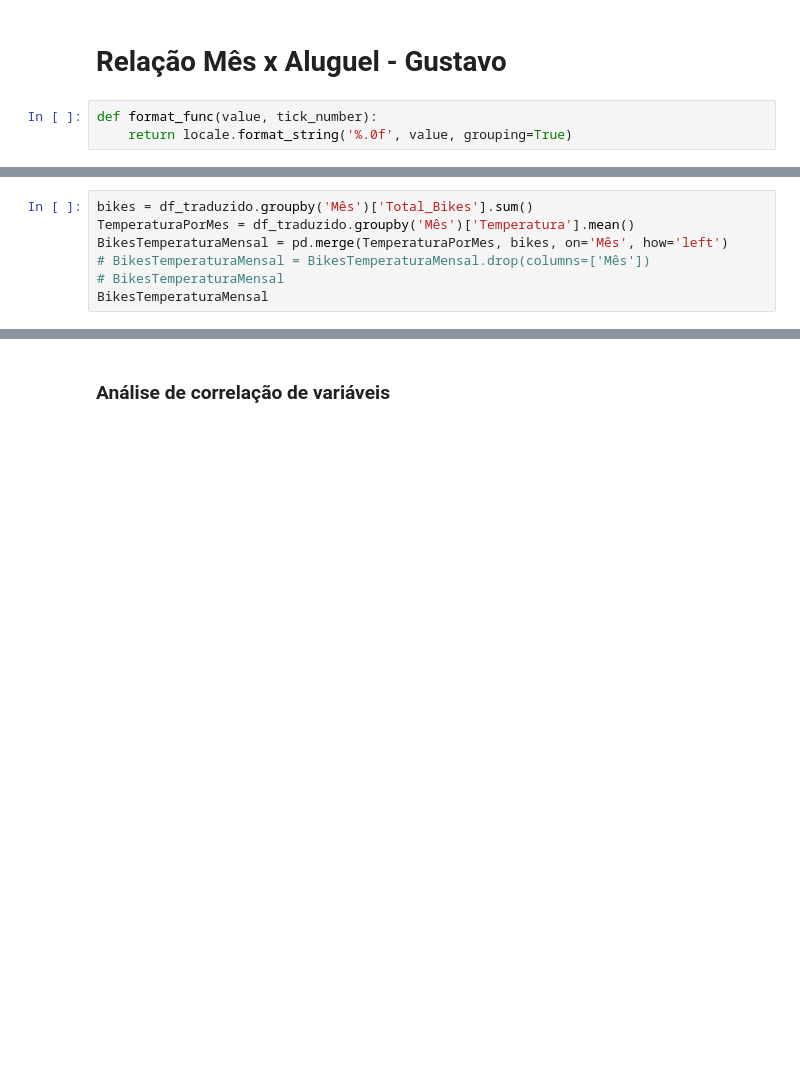
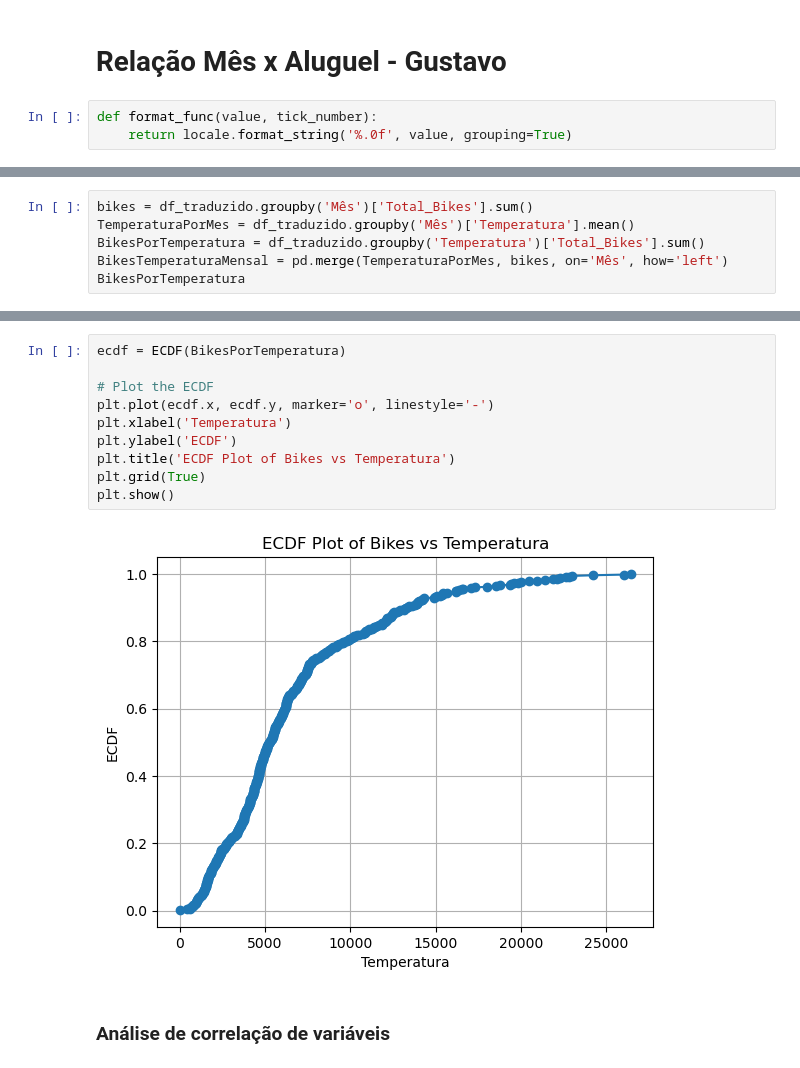
Before and after one commit to MarceloBindi30/A3_AnaliseDeDados, a Jupyter notebook: A3_Main.ipynb, the cells around one changed output, grey strips where cells are left out. Saved outputs shown, nothing was run; the diff lists cells and outputs as text; blank space fills up the shorter version.

Commit message:
ECDF Temp x Alugueis

```diff
--- a/A3_Main.ipynb
+++ b/A3_Main.ipynb
@@ -230,8 +258,7 @@ plt.show()
 # %%
 bikes = df_traduzido.groupby('Mês')['Total_Bikes'].sum()
 TemperaturaPorMes = df_traduzido.groupby('Mês')['Temperatura'].mean()
+BikesPorTemperatura = df_traduzido.groupby('Temperatura')['Total_Bikes'].sum()
 BikesTemperaturaMensal = pd.merge(TemperaturaPorMes, bikes, on='Mês', how='left')
-# BikesTemperaturaMensal = BikesTemperaturaMensal.drop(columns=['Mês'])
-# BikesTemperaturaMensal
-BikesTemperaturaMensal
+BikesPorTemperatura
 # %% [output]
@@ -284,3 +278,15 @@ TypeError: must be real number, not str
+# %%
+ecdf = ECDF(BikesPorTemperatura)
+
+# Plot the ECDF
+plt.plot(ecdf.x, ecdf.y, marker='o', linestyle='-')
+plt.xlabel('Temperatura')
+plt.ylabel('ECDF')
+plt.title('ECDF Plot of Bikes vs Temperatura')
+plt.grid(True)
+plt.show()
+# %% [output]
+[figure, added]
 # %% [markdown]
 ### Análise de correlação de variáveis
 # %%
```
Also changed, not shown: parts of 7 cells of this notebook.
